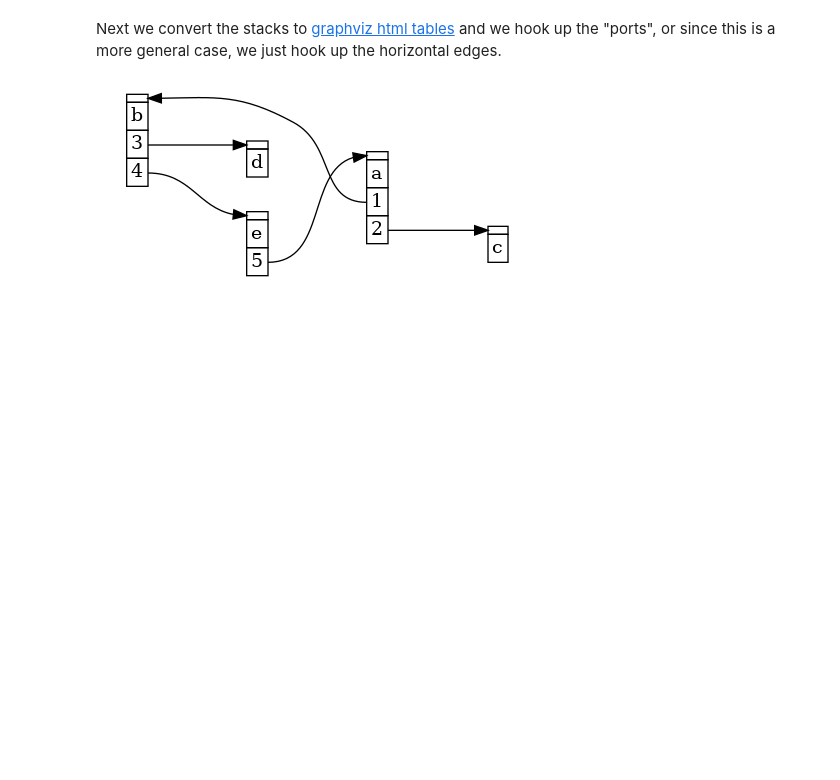
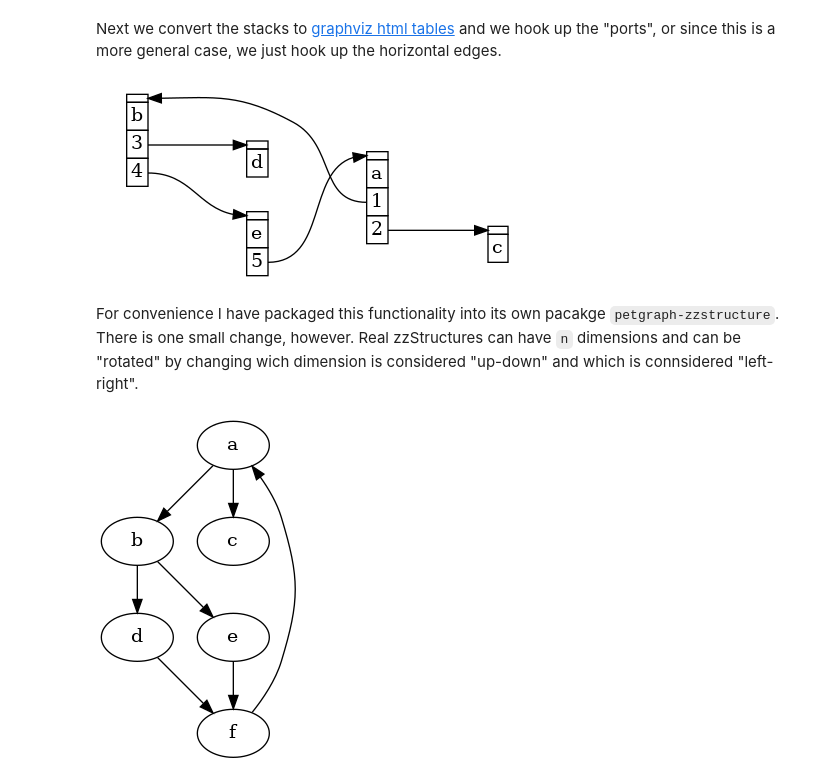
Before and after one commit to timthelion/rust-jupyter, a Jupyter notebook: walk-trees-part1-zzstructures.ipynb, the cells around one changed output. Saved outputs shown, nothing was run; the diff lists cells and outputs as text; code cells hidden in the pictures; blank space fills up the shorter version.

Commit message:
Add zzStructure lib tutorial to walk-trees part 1

```diff
--- a/walk-trees-part1-zzstructures.ipynb
+++ b/walk-trees-part1-zzstructures.ipynb
@@ -396,5 +396,7 @@ where
 draw_zzstructure(&zzg_2);
 # %% [output]
 [figure]
+# %% [markdown]
+For convenience I have packaged this functionality into its own pacakge `petgraph-zzstructure`. There is one small change, however. Real zzStructures can have `n` dimensions and can be "rotated" by changing wich dimension is considered "up-down" and which is connsidered "left-right".
 # %%
 :dep petgraph-zzstructure = {path="./petgraph-zzstructure", features=["evcxr"]}
@@ -400,0 +410,5 @@ draw_zzstructure(&zzg_2);
+# %%
+let dwc = examples::directed_graph_with_cycle();
+draw_graph(&dwc);
+# %% [output]
+[figure, added]
```
Also changed, not shown: parts of 17 cells of this notebook.
